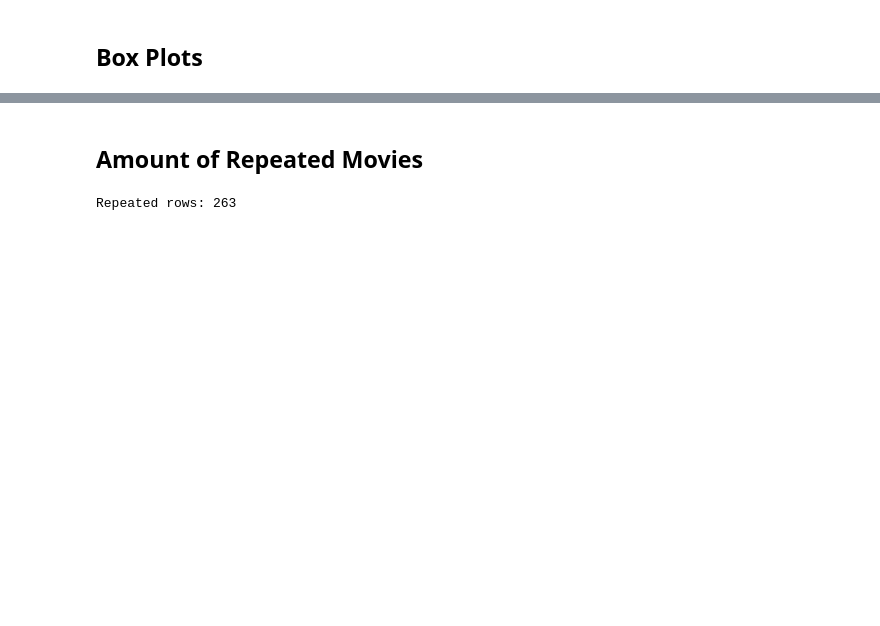
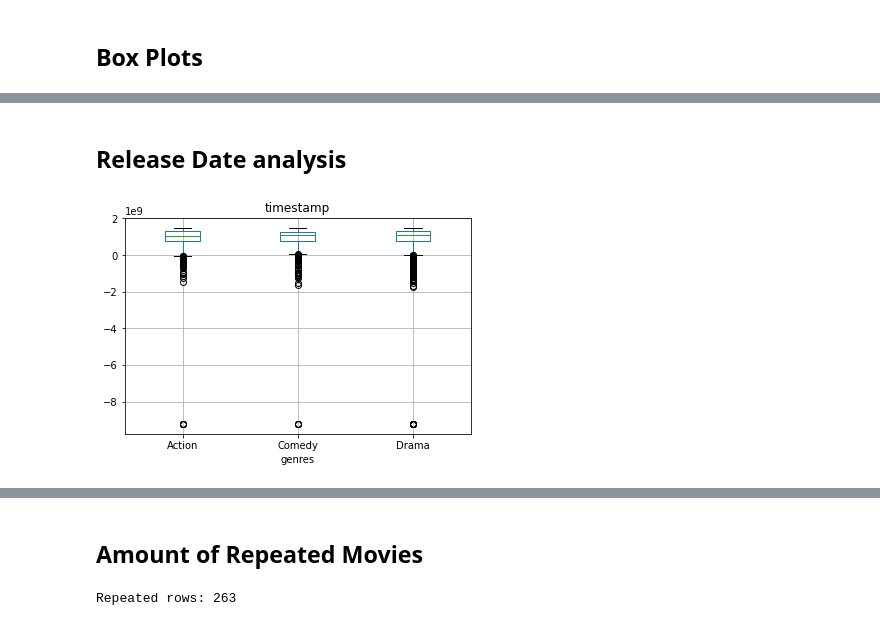
Before and after one commit to matiapa/itba-ml, a Jupyter notebook: TP4/data_analysis.ipynb, the cells around one changed output, grey strips where cells are left out. Drawn from its saved outputs; the diff is of its cells as text; code cells hidden in the pictures; blank space fills up the shorter version.

Commit message:
added more pre analysis, added variable analysis of kmeans

```diff
--- a/TP4/data_analysis.ipynb
+++ b/TP4/data_analysis.ipynb
@@ -128,0 +67,11 @@ for col in df.columns:
+# %% [markdown]
+## Release Date analysis
+# %%
+# map release_date to timestamp numeric value
+df['release_date'] = pd.to_datetime(df['release_date'])
+df['timestamp'] = df['release_date'].values.astype(np.int64) // 10 ** 9
+df.boxplot(column='timestamp', by='genres', showfliers=True)
+plt.suptitle('')
+plt.savefig('plots/ts_boxplot.png')
+# %% [output]
+[figure, added]
```
Also changed, not shown: parts of 17 cells of this notebook, 4 other files.
